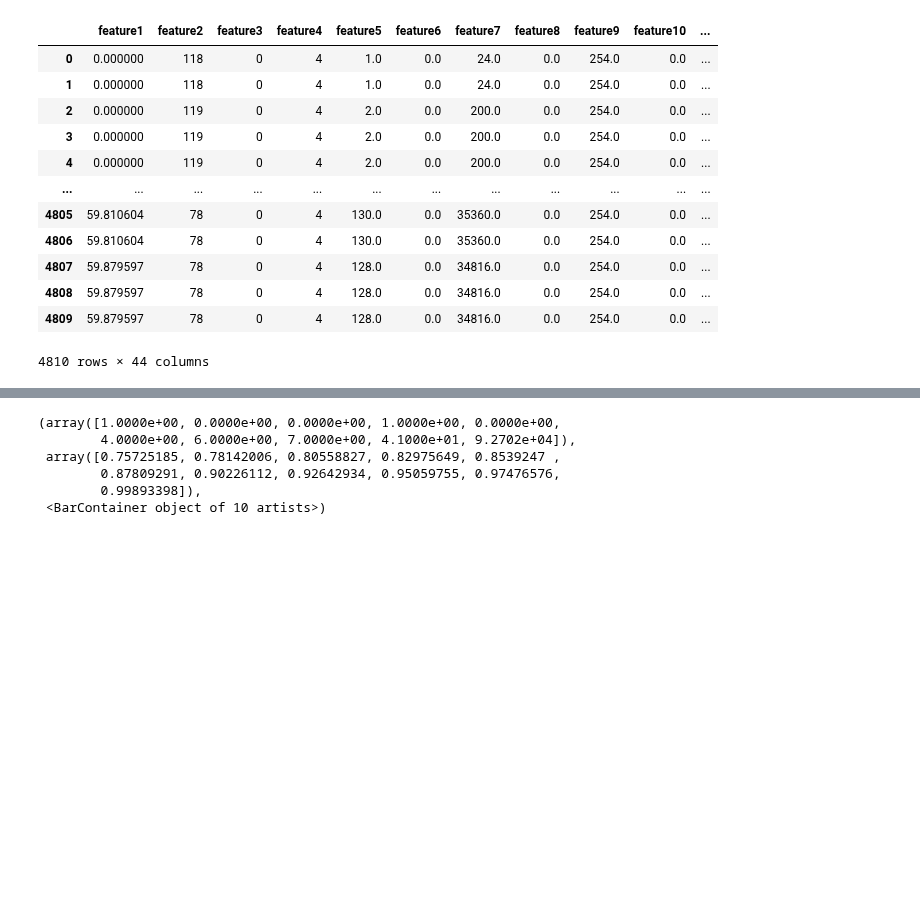
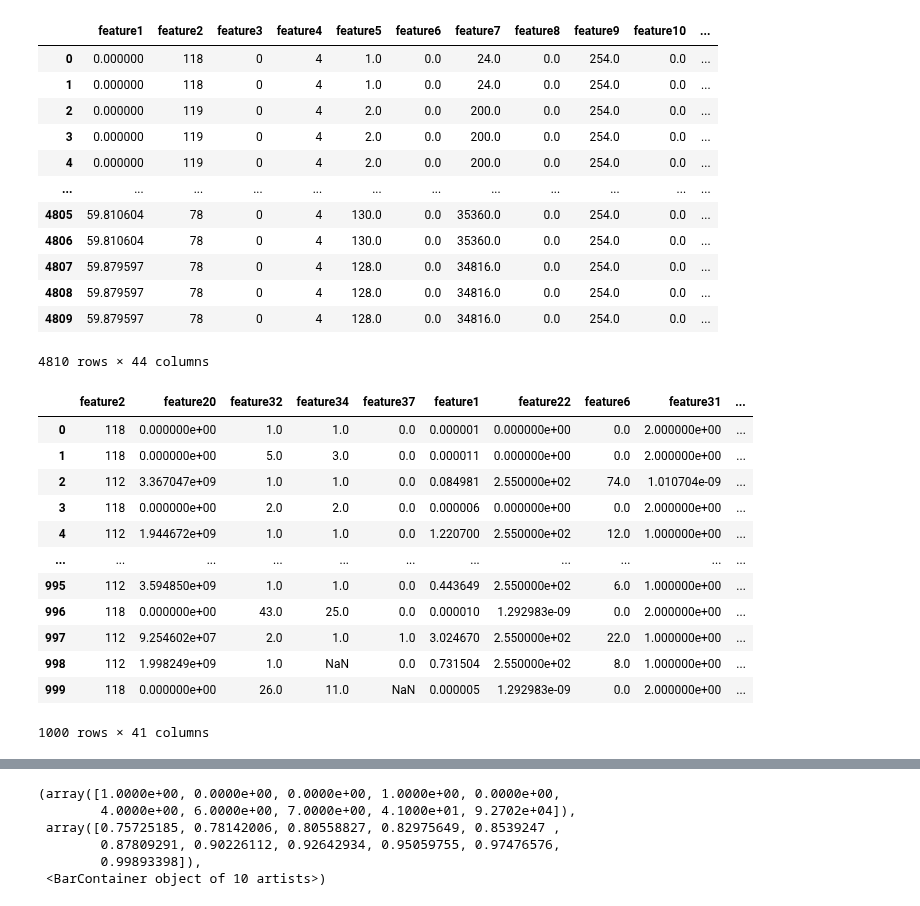
Before and after one commit to DASC-CompetitiveDS/MLOpsVN, a Jupyter notebook: src/notebooks/seperate_distribution.ipynb, the cells around one changed output, grey strips where cells are left out. Cells and saved outputs as stored; diff of their text form; code cells hidden in the pictures; blank space fills up the shorter version.

```diff
--- a/src/notebooks/seperate_distribution.ipynb
+++ b/src/notebooks/seperate_distribution.ipynb
@@ -550,16 +599,16 @@ total_dup
 X = pd.concat([train_x, val_x])
 y = pd.concat([train_y, val_y])
 # %%
-for i in tqdm(range(100)):
-    # random.seed(i)
-    batch_0_path, batch_1_path = random.choices(batches, k=2)
-    batch_0 = pd.read_parquet(batch_0_path)
-    batch_1 = pd.read_parquet(batch_1_path)
+# for i in tqdm(range(100)):
+#     # random.seed(i)
+#     batch_0_path, batch_1_path = random.choices(batches, k=2)
+#     batch_0 = pd.read_parquet(batch_0_path)
+#     batch_1 = pd.read_parquet(batch_1_path)
 
-    drift0 = model.detect_drift(batch_0)
-    drift1 = model.detect_drift(batch_1)
+#     drift0 = model.detect_drift(batch_0)
+#     drift1 = model.detect_drift(batch_1)
 
-    if not (drift0==0 and drift1==0):
-        continue
-    else:
-        break
+#     if not (drift0==0 and drift1==0):
+#         continue
+#     else:
+#         break
@@ -577,0 +624,16 @@ def train_catboost(train_x, val_x, train_y, val_y):
+# %%
+pd.read_parquet(batch_0_path)
+# %% [output]
+|  | feature2 | feature20 | feature32 | feature34 | feature37 | feature1 | feature22 | feature6 | feature31 | ... |
+| 0 | 118 | 0.000000e+00 | 1.0 | 1.0 | 0.0 | 0.000001 | 0.000000e+00 | 0.0 | 2.000000e+00 | ... |
+| 1 | 118 | 0.000000e+00 | 5.0 | 3.0 | 0.0 | 0.000011 | 0.000000e+00 | 0.0 | 2.000000e+00 | ... |
+| 2 | 112 | 3.367047e+09 | 1.0 | 1.0 | 0.0 | 0.084981 | 2.550000e+02 | 74.0 | 1.010704e-09 | ... |
+| 3 | 118 | 0.000000e+00 | 2.0 | 2.0 | 0.0 | 0.000006 | 0.000000e+00 | 0.0 | 2.000000e+00 | ... |
+| 4 | 112 | 1.944672e+09 | 1.0 | 1.0 | 0.0 | 1.220700 | 2.550000e+02 | 12.0 | 1.000000e+00 | ... |
+| ... | ... | ... | ... | ... | ... | ... | ... | ... | ... | ... |
+| 995 | 112 | 3.594850e+09 | 1.0 | 1.0 | 0.0 | 0.443649 | 2.550000e+02 | 6.0 | 1.000000e+00 | ... |
+| 996 | 118 | 0.000000e+00 | 43.0 | 25.0 | 0.0 | 0.000010 | 1.292983e-09 | 0.0 | 2.000000e+00 | ... |
+| 997 | 112 | 9.254602e+07 | 2.0 | 1.0 | 1.0 | 3.024670 | 2.550000e+02 | 22.0 | 1.000000e+00 | ... |
+| 998 | 112 | 1.998249e+09 | 1.0 | NaN | 0.0 | 0.731504 | 2.550000e+02 | 8.0 | 1.000000e+00 | ... |
+| 999 | 118 | 0.000000e+00 | 26.0 | 11.0 | NaN | 0.000005 | 1.292983e-09 | 0.0 | 2.000000e+00 | ... |
+1000 rows × 41 columns
```
Also changed, not shown: parts of 10 cells of this notebook, 5 other files.
